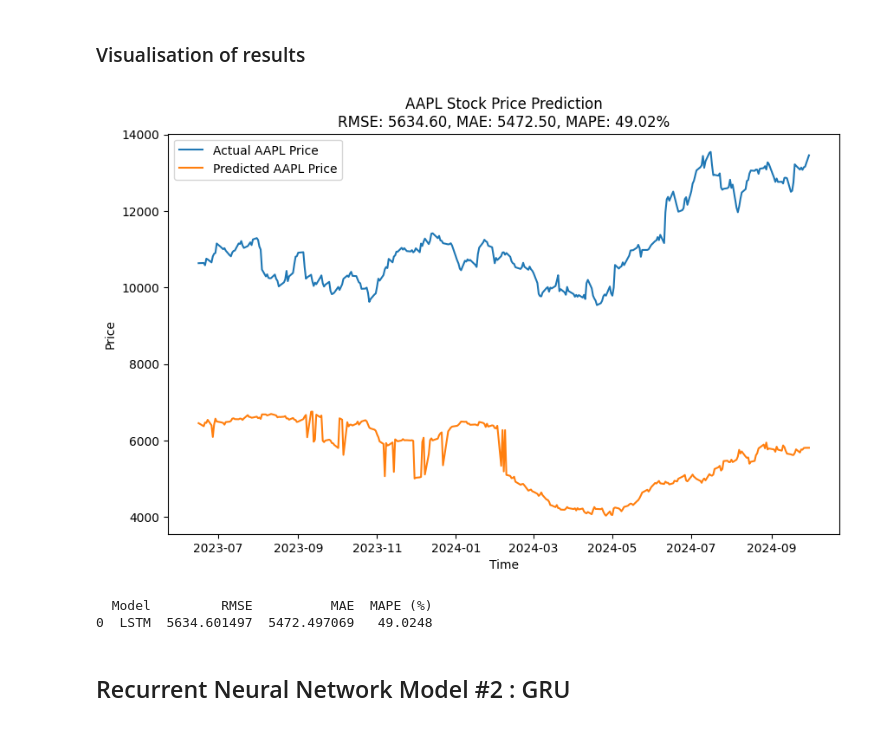
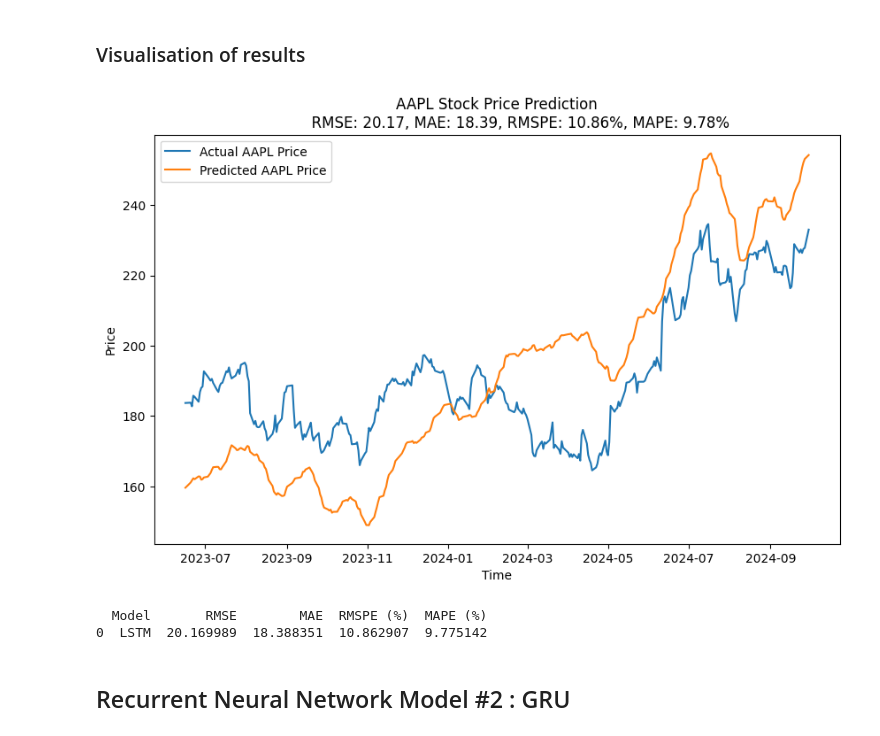
Before and after one commit to ongbernice/DSE4212-Financial-Time-Series-Analysis, a Jupyter notebook: src/RNN.ipynb, the cells around one changed output. Saved outputs shown, nothing was run; the diff lists cells and outputs as text; code cells hidden in the pictures.

Commit message:
add rmspe metric to rnn models and normalise data in rnn

```diff
--- a/src/RNN.ipynb
+++ b/src/RNN.ipynb
@@ -36,8 +40,8 @@ y_scaled = pd.DataFrame(y_scaled, columns=['aapl_adj_close'], index=y.index)
 train_size = 0.8
 ntrain = round(len(y) * 0.8)
 ntest = len(y) - ntrain
-X_train, X_test = X[:ntrain], X[ntrain:]
-y_train, y_test = y[:ntrain], y[ntrain:]
+X_train, X_test = X_scaled[:ntrain], X_scaled[ntrain:]
+y_train, y_test = y_scaled[:ntrain], y_scaled[ntrain:]
 print(f"Train size: {ntrain}, Test size: {ntest}")
 # %% [output]
 Train size: 1416, Test size: 354
@@ -118,7 +122,8 @@ y_pred_lstm = scaler_y.inverse_transform(y_pred_seq_lstm)
 rmse_lstm = root_mean_squared_error(y_test_rescaled, y_pred_lstm)
 mae_lstm = mean_absolute_error(y_test_rescaled, y_pred_lstm)
 mape_lstm = mean_absolute_percentage_error(y_test_rescaled, y_pred_lstm) * 100
+rmspe_lstm = np.sqrt(np.mean(np.square((y_test_rescaled - y_pred_lstm) / y_test_rescaled))) * 100
 
 # Display LSTM Metrics
-print(f"LSTM Model - RMSE: {rmse_lstm}, MAE: {mae_lstm}, MAPE: {mape_lstm}%")
+print(f"LSTM Model - RMSE: {rmse_lstm}, MAE: {mae_lstm}, RMSPE: {rmspe_lstm}%, MAPE: {mape_lstm}%")
 # %% [output]
@@ -129,28 +134,30 @@ LSTM Model - RMSE: 5634.60149663794, MAE: 5472.497069036374, MAPE: 49.0248004637
 # %%
 # Plot actual vs predicted prices with metrics in the title
 plt.figure(figsize=(10, 6))
 plt.plot(y_test.index[n_steps:], y_test_rescaled, label='Actual AAPL Price')
 plt.plot(y_test.index[n_steps:], y_pred_lstm, label='Predicted AAPL Price')
-plt.title(f'AAPL Stock Price Prediction\nRMSE: {rmse_lstm:.2f}, MAE: {mae_lstm:.2f}, MAPE: {mape_lstm:.2f}%')
+plt.title(f'AAPL Stock Price Prediction\n\
+          RMSE: {rmse_lstm:.2f}, MAE: {mae_lstm:.2f}, RMSPE: {rmspe_lstm:.2f}%, MAPE: {mape_lstm:.2f}%')
 plt.xlabel('Time')
 plt.ylabel('Price')
 plt.legend()
 plt.show()
 # %% [output]
-[figure, old version]
+[figure, new version]
 # %%
 # Store metrics for different models
 results = pd.DataFrame({
     'Model': ['LSTM'],
     'RMSE': [rmse_lstm],
     'MAE': [mae_lstm],
+    'RMSPE (%)': [rmspe_lstm],
     'MAPE (%)': [mape_lstm]
 })
 
 print(results)
 # %% [output]
-  Model         RMSE          MAE  MAPE (%)
-0  LSTM  5634.601497  5472.497069   49.0248
+  Model       RMSE        MAE  RMSPE (%)  MAPE (%)
+0  LSTM  20.169989  18.388351  10.862907  9.775142
 # %% [markdown]
 ## Recurrent Neural Network Model #2 : GRU
 # %% [markdown]
```
Also changed, not shown: parts of 13 cells of this notebook.
